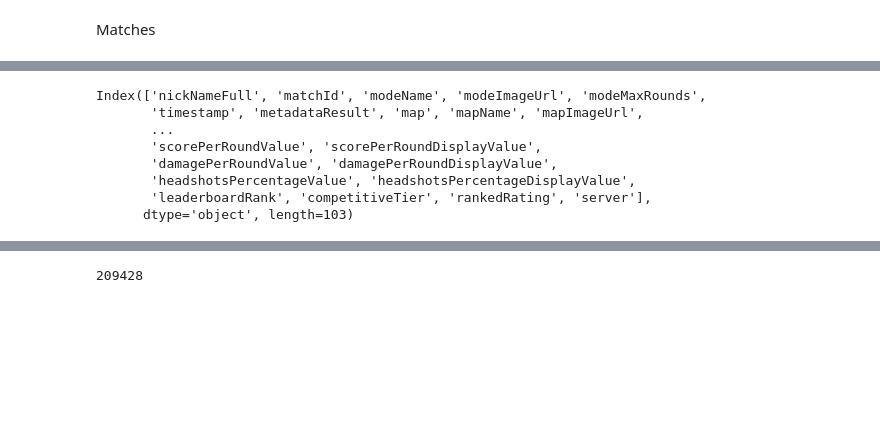
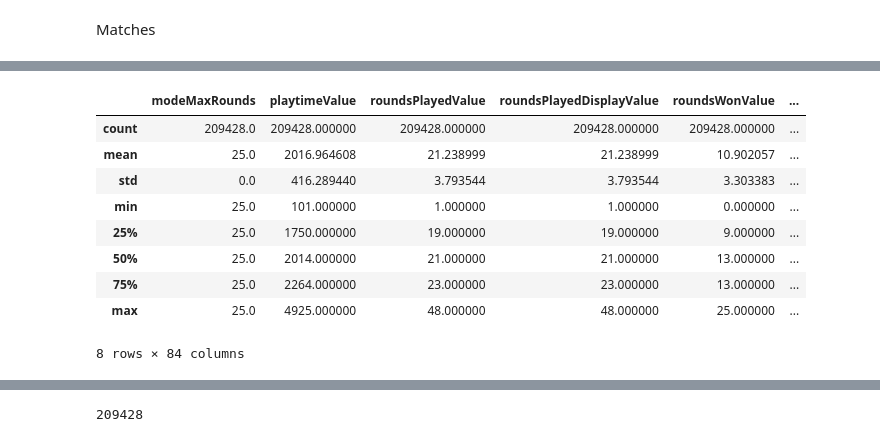
Before and after one commit to aalvestech/tcc_fia_valorant, a Jupyter notebook: notebook/notebook_exploratory_data_analysis.ipynb, the cells around one changed output, grey strips where cells are left out. Cells and saved outputs as stored; diff of their text form; code cells hidden in the pictures; blank space fills up the shorter version.

```diff
--- a/notebook/notebook_exploratory_data_analysis.ipynb
+++ b/notebook/notebook_exploratory_data_analysis.ipynb
@@ -28,15 +28,16 @@ df_matches_raw.head()
-# %%
-col_names=df_matches_raw.columns
-col_names
-# %% [output]
-Index(['nickNameFull', 'matchId', 'modeName', 'modeImageUrl', 'modeMaxRounds',
-       'timestamp', 'metadataResult', 'map', 'mapName', 'mapImageUrl',
-       ...
-       'scorePerRoundValue', 'scorePerRoundDisplayValue',
-       'damagePerRoundValue', 'damagePerRoundDisplayValue',
-       'headshotsPercentageValue', 'headshotsPercentageDisplayValue',
-       'leaderboardRank', 'competitiveTier', 'rankedRating', 'server'],
-      dtype='object', length=103)
+# %%
+df_matches_raw.describe()
+# %% [output]
+|  | modeMaxRounds | playtimeValue | roundsPlayedValue | roundsPlayedDisplayValue | roundsWonValue | ... |
+| count | 209428.0 | 209428.000000 | 209428.000000 | 209428.000000 | 209428.000000 | ... |
+| mean | 25.0 | 2016.964608 | 21.238999 | 21.238999 | 10.902057 | ... |
+| std | 0.0 | 416.289440 | 3.793544 | 3.793544 | 3.303383 | ... |
+| min | 25.0 | 101.000000 | 1.000000 | 1.000000 | 0.000000 | ... |
+| 25% | 25.0 | 1750.000000 | 19.000000 | 19.000000 | 9.000000 | ... |
+| 50% | 25.0 | 2014.000000 | 21.000000 | 21.000000 | 13.000000 | ... |
+| 75% | 25.0 | 2264.000000 | 23.000000 | 23.000000 | 13.000000 | ... |
+| max | 25.0 | 4925.000000 | 48.000000 | 48.000000 | 25.000000 | ... |
+8 rows × 84 columns
 # %%
 row_num = df_matches_raw.shape[0]
 col_num = df_matches_raw.shape[1]
```
Also changed, not shown: parts of 17 cells of this notebook.
